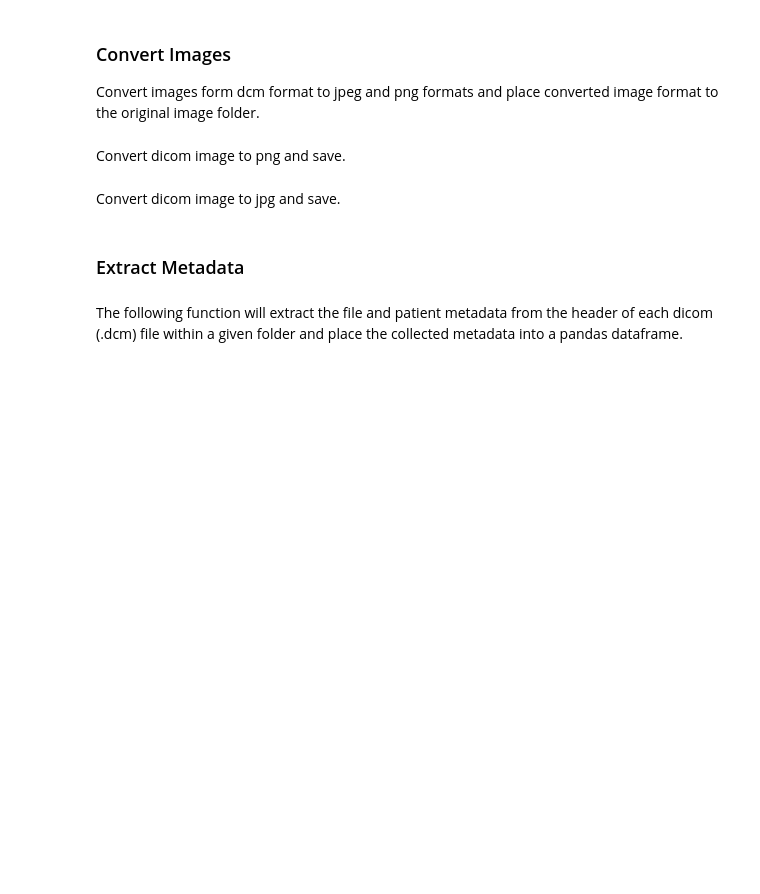
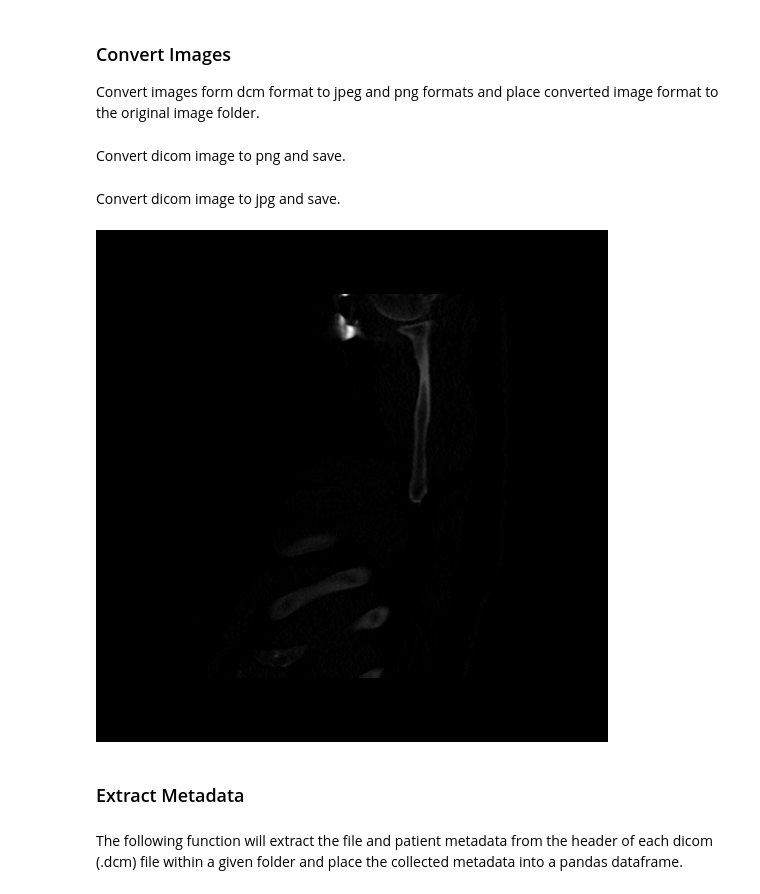
Before and after one commit to uc-cdis/containers, a Jupyter notebook: BRH-notebooks/combined_demos/MIDRC_CT_Scan_Demo.ipynb, the cells around one changed output. Saved outputs shown, nothing was run; the diff lists cells and outputs as text; code cells hidden in the pictures; blank space fills up the shorter version.

```diff
--- a/BRH-notebooks/combined_demos/MIDRC_CT_Scan_Demo.ipynb
+++ b/BRH-notebooks/combined_demos/MIDRC_CT_Scan_Demo.ipynb
@@ -58,6 +78,18 @@ final_image.show()
 ### Convert Images
 Convert images form dcm format to jpeg and png formats and place converted image format to the original image folder.
 # %%
+def view_dicom_image(image_path):
+
+    ds = pydicom.dcmread(image_path)
+
+    new_image = ds.pixel_array.astype(float)
+
+    scaled_image = np.uint8((np.maximum(new_image, 0) / new_image.max()) * 255.0)
+
+    final_image = Image.fromarray(scaled_image)
+
+    final_image.show()
+
 def dcm_to_png(image_path):
 
     ds = pydicom.dcmread(image_path)
@@ -92,6 +124,11 @@ Convert dicom image to jpg and save.
 # %%
 image_path = 'COVID-19-NY-SBU/A587516/04-22-1901-CT CHEST WO IV CONT-40216/2.000000-Body 5.0-01241/1-16.dcm'
 dcm_to_jpeg(image_path)
+# %%
+image_path = 'COVID-19-NY-SBU/A546520/12-30-1900-CT CHEST PULMONARY ANGIO WITH IV CON-13804/11.000000-CTA 3.000 CE-95792/1-119.dcm'
+view_dicom_image(image_path)
+# %% [output]
+[figure, added]
 # %% [markdown]
 ### Extract Metadata
 # %% [markdown]
```
Also changed, not shown: parts of 12 cells of this notebook, 1 other file.
